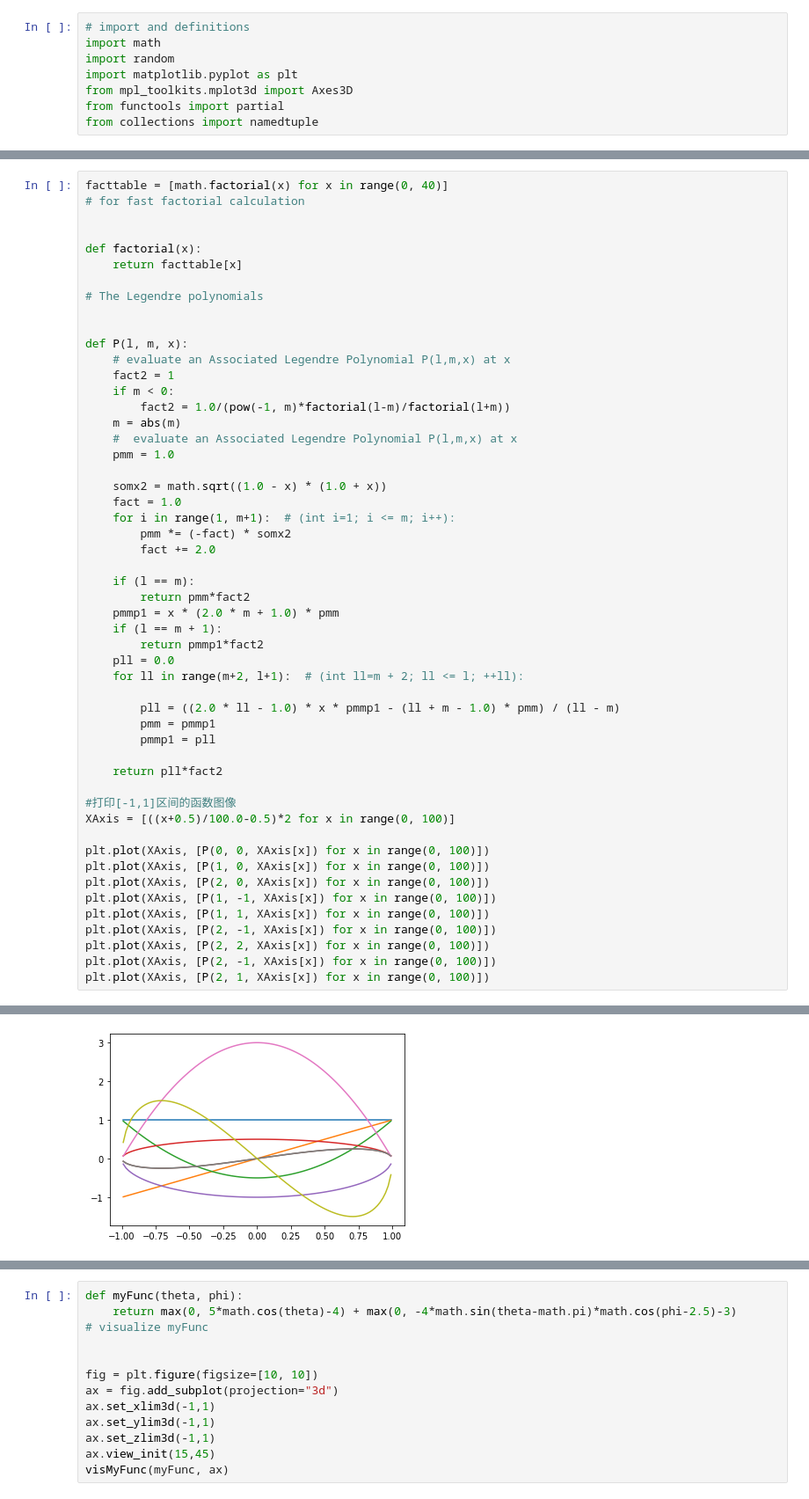
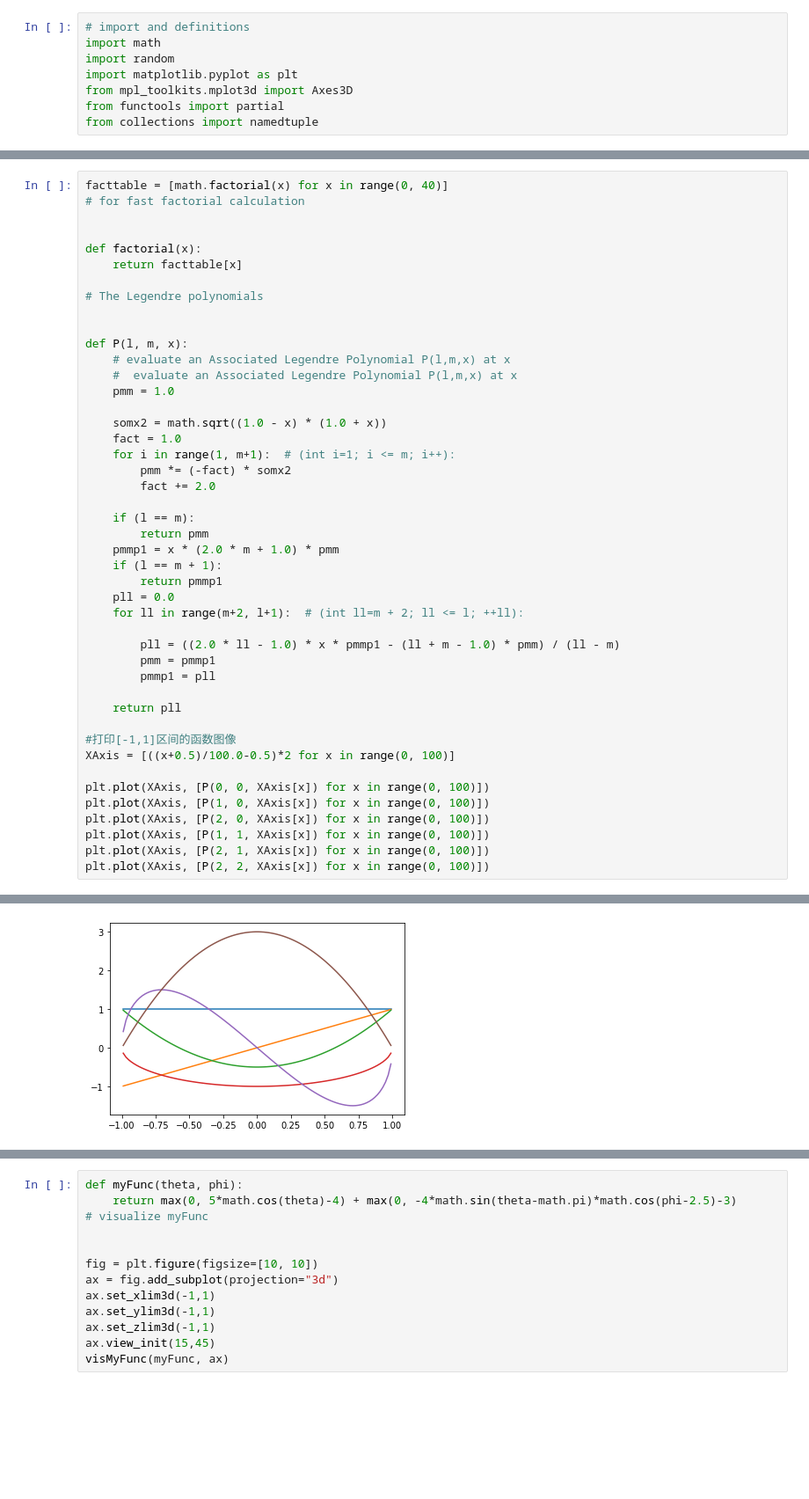
Before and after one commit to fancyzero/SphericalHarmonicNotebook, a Jupyter notebook: MyPrt.ipynb, the cells around one changed output, grey strips where cells are left out. Shown at 88% size. Saved outputs shown, nothing was run; the diff lists cells and outputs as text; blank space fills up the shorter version.

```diff
--- a/MyPrt.ipynb
+++ b/MyPrt.ipynb
@@ -76,48 +75,41 @@ def factorial(x):
 
 def P(l, m, x):
     # evaluate an Associated Legendre Polynomial P(l,m,x) at x
-    fact2 = 1
-    if m < 0:
-        fact2 = 1.0/(pow(-1, m)*factorial(l-m)/factorial(l+m))
-    m = abs(m)
     #  evaluate an Associated Legendre Polynomial P(l,m,x) at x
     pmm = 1.0
 
     somx2 = math.sqrt((1.0 - x) * (1.0 + x))
     fact = 1.0
     for i in range(1, m+1):  # (int i=1; i <= m; i++):
         pmm *= (-fact) * somx2
         fact += 2.0
 
     if (l == m):
-        return pmm*fact2
+        return pmm
     pmmp1 = x * (2.0 * m + 1.0) * pmm
     if (l == m + 1):
-        return pmmp1*fact2
+        return pmmp1
     pll = 0.0
     for ll in range(m+2, l+1):  # (int ll=m + 2; ll <= l; ++ll):
 
         pll = ((2.0 * ll - 1.0) * x * pmmp1 - (ll + m - 1.0) * pmm) / (ll - m)
         pmm = pmmp1
         pmmp1 = pll
 
-    return pll*fact2
+    return pll
 
 #打印[-1,1]区间的函数图像
 XAxis = [((x+0.5)/100.0-0.5)*2 for x in range(0, 100)]
 
 plt.plot(XAxis, [P(0, 0, XAxis[x]) for x in range(0, 100)])
 plt.plot(XAxis, [P(1, 0, XAxis[x]) for x in range(0, 100)])
 plt.plot(XAxis, [P(2, 0, XAxis[x]) for x in range(0, 100)])
-plt.plot(XAxis, [P(1, -1, XAxis[x]) for x in range(0, 100)])
 plt.plot(XAxis, [P(1, 1, XAxis[x]) for x in range(0, 100)])
-plt.plot(XAxis, [P(2, -1, XAxis[x]) for x in range(0, 100)])
+plt.plot(XAxis, [P(2, 1, XAxis[x]) for x in range(0, 100)])
 plt.plot(XAxis, [P(2, 2, XAxis[x]) for x in range(0, 100)])
-plt.plot(XAxis, [P(2, -1, XAxis[x]) for x in range(0, 100)])
-plt.plot(XAxis, [P(2, 1, XAxis[x]) for x in range(0, 100)])
 # %% [output]
 [<matplotlib.lines.Line2D at 0x...>]
-[figure, old version]
+[figure, new version]
 # %% [markdown]
 ## 验证正交性
 前面提到勒让德多项式满足**正交性**，既相同band index下的任意两个勒让德多项式的内积为常熟，不同band index的为0
```
Also changed, not shown: parts of 10 cells of this notebook.
